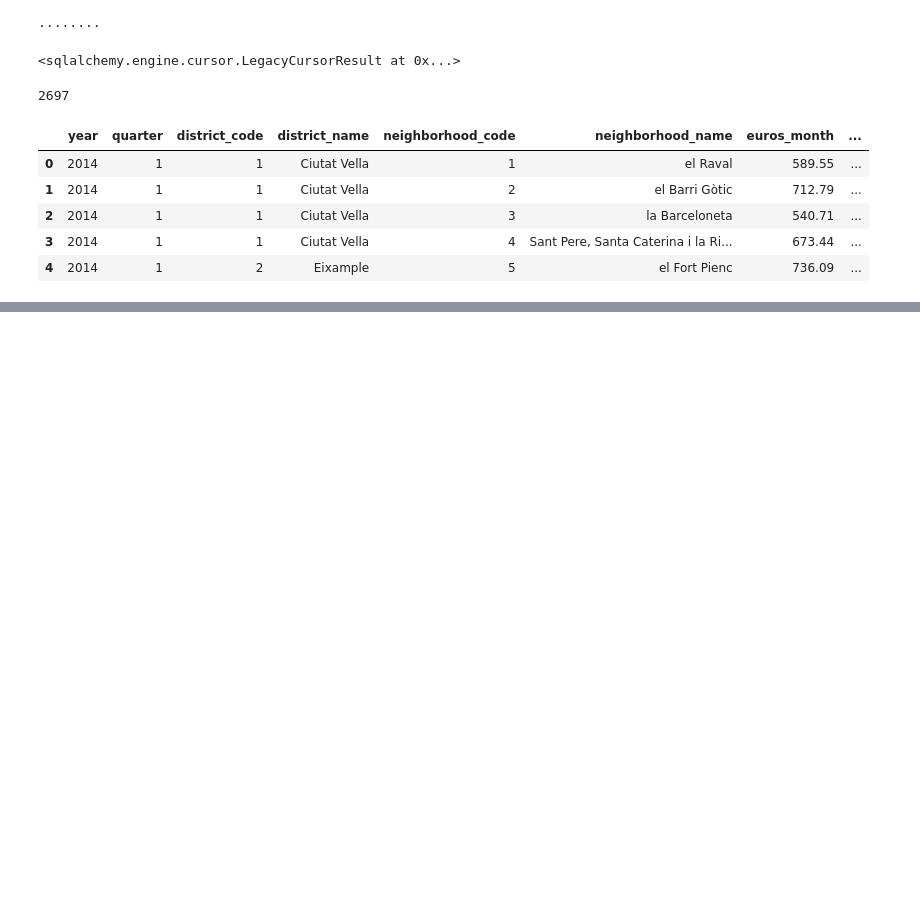
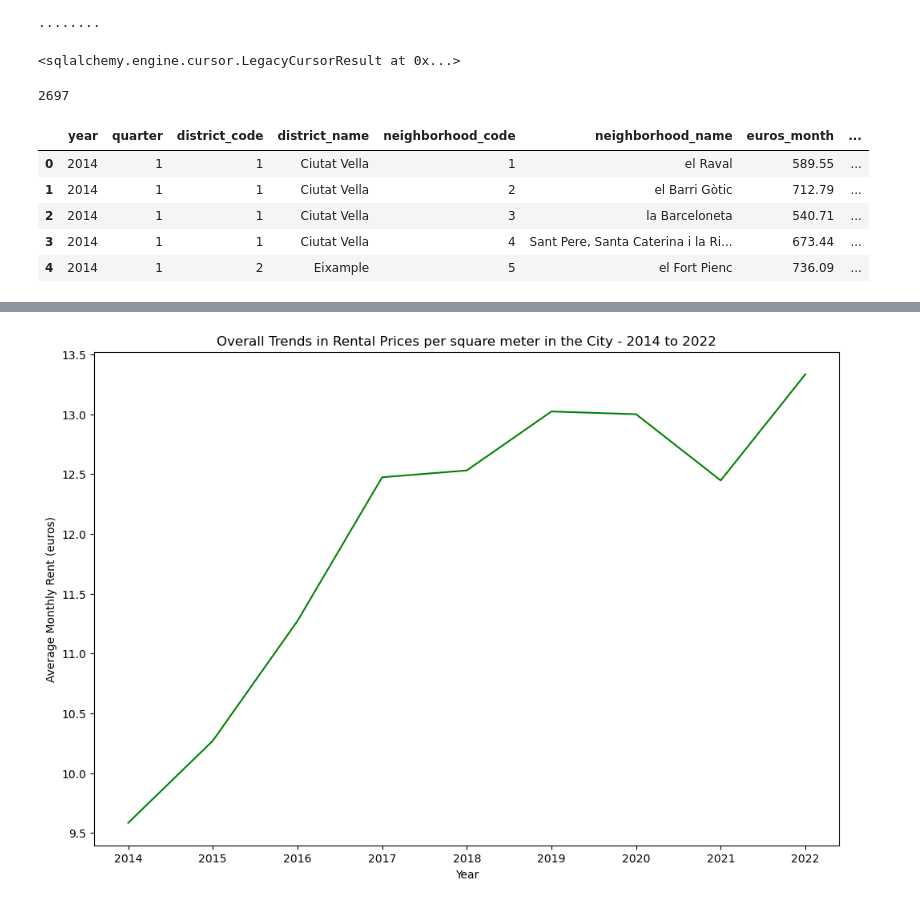
Before and after one commit to laiagomezmessia/RentalPricesBCN_MidProject, a Jupyter notebook: MidProject_RentalPrices_BCN.ipynb, the cells around one changed output, grey strips where cells are left out. Cells and saved outputs as stored; diff of their text form; code cells hidden in the pictures; blank space fills up the shorter version.

```diff
--- a/MidProject_RentalPrices_BCN.ipynb
+++ b/MidProject_RentalPrices_BCN.ipynb
@@ -2090,0 +2113,13 @@ data.head(5)
+# %%
+# Calculate the city average trend euro/m2/month
+city_average_trend = data_filtered.groupby('year')['euros_m2_month'].mean().reset_index()
+
+plt.figure(figsize=(12, 8))
+sns.lineplot(x='year', y='euros_m2_month', data=city_average_trend, color='green')
+
+plt.title('Overall Trends in Rental Prices per square meter in the City - 2014 to 2022')
+plt.xlabel('Year')
+plt.ylabel('Average Monthly Rent (euros)')
+plt.show()
+# %% [output]
+[figure, added]
```
Also changed, not shown: parts of 69 cells of this notebook, 1 other file.
